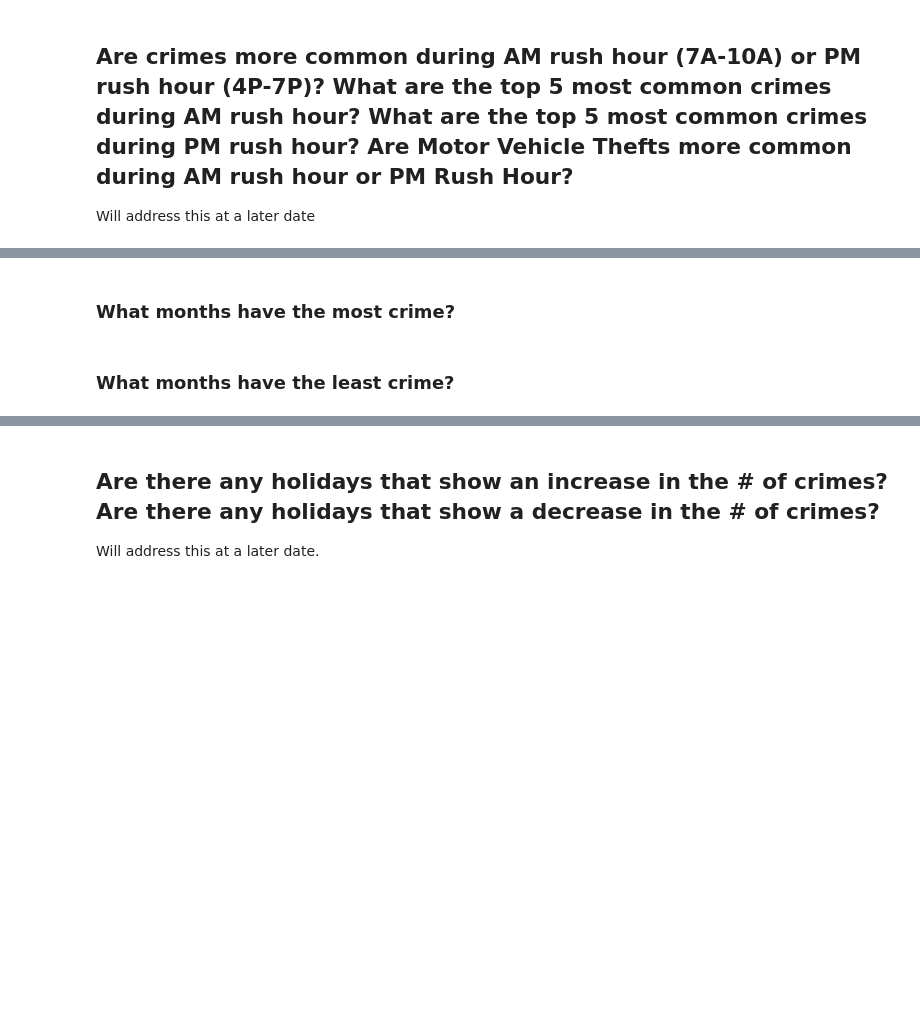
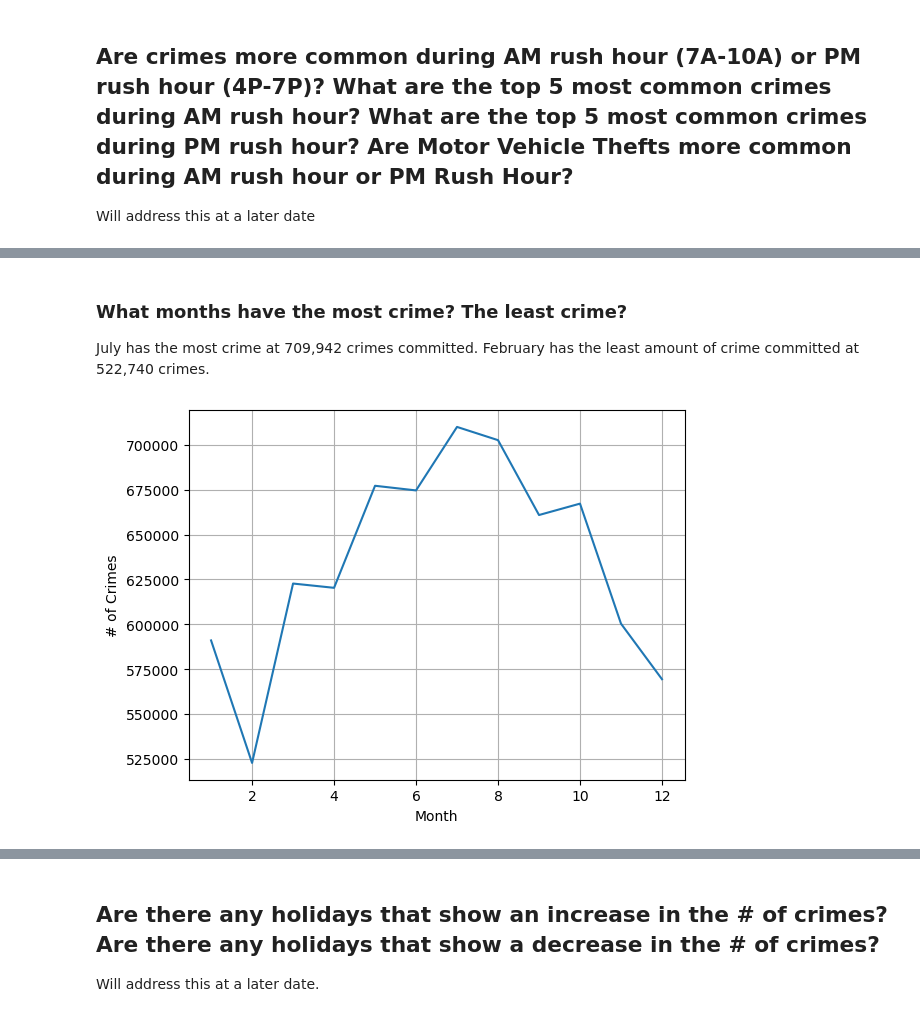
Before and after one commit to JosephPLim/Crime-in-Chicago, a Jupyter notebook: Reporter-Questions.ipynb, the cells around one changed output, grey strips where cells are left out. Cells and saved outputs as stored; diff of their text form; code cells hidden in the pictures; blank space fills up the shorter version.

Commit message:
Created more visualizations and answered more questions.

```diff
--- a/Reporter-Questions.ipynb
+++ b/Reporter-Questions.ipynb
@@ -362,2 +414,11 @@ rush_hour_df = df.copy()
 # %%
 monthly_crime_df = df.copy()
+# %%
+monthly_crime_df["Month"] = df.index.month
+monthly_crime_df.head()
+# %%
+#Dropping unnecessary columns
+drop_cols = ["ID", "Description", "Location Description", "Arrest",
+             "Domestic", "Beat", "District", "Ward", "Latitude", "Longitude"]
+monthly_crime_df = monthly_crime_df.drop(columns = drop_cols)
+monthly_crime_df.head()
@@ -363,0 +433,4 @@ monthly_crime_df = df.copy()
+# %%
+#Selecting data until 2023
+monthly_crime_df = monthly_crime_df.loc[:"2022"]
+print(monthly_crime_df.head(), monthly_crime_df.tail())
@@ -364,4 +451,10 @@ monthly_crime_df = df.copy()
 # %% [markdown]
-### What months have the most crime?
+### What months have the most crime? The least crime?
+
+July has the most crime at 709,942 crimes committed. February has the least amount of crime committed at 522,740 crimes.
-# %% [markdown]
-### What months have the least crime?
+# %%
+## save month counts
+month_counts = monthly_crime_df["Month"].value_counts().sort_index()
+month_counts.plot(style='-',grid=True,ylabel='# of Crimes', xlabel='Month');
+# %% [output]
+[figure, added]
```
Also changed, not shown: parts of 12 cells of this notebook.
